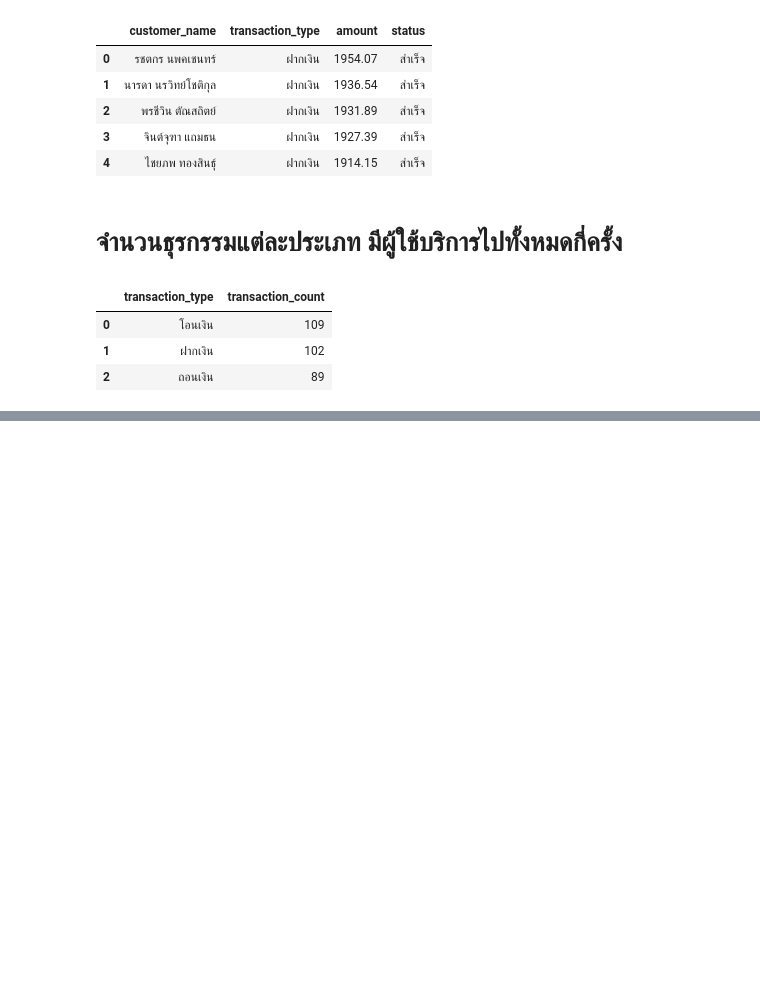
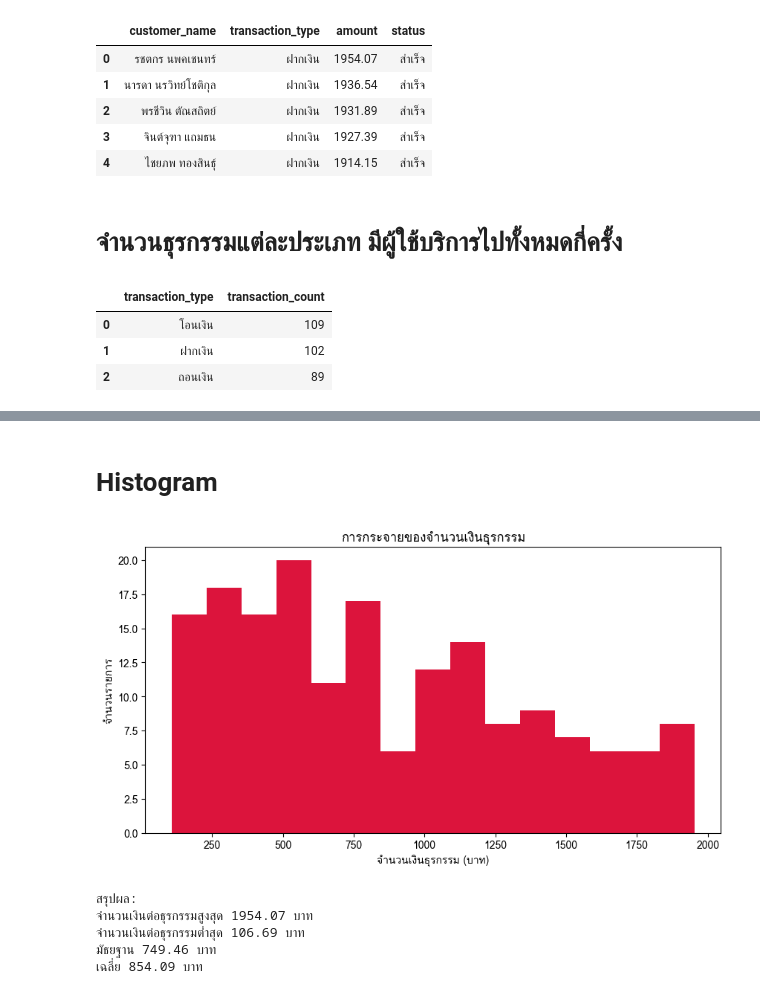
Before and after one commit to natchanant-arch/Project_Savings_Cooperative, a Jupyter notebook: FINAL_PRO.ipynb, the cells around one changed output, grey strips where cells are left out. Cells and saved outputs as stored; diff of their text form; code cells hidden in the pictures; blank space fills up the shorter version.

```diff
--- a/FINAL_PRO.ipynb
+++ b/FINAL_PRO.ipynb
@@ -989,0 +1108,33 @@ df.head()
+# %% [markdown]
+# **Histogram**
+# %%
+# สร้างกราฟ
+plt.figure(figsize=(10, 5))
+plt.hist(df_clean['amount'], bins=15, color = "crimson")
+
+# ตั้งชื่อกราฟและแกน
+plt.title('การกระจายของจำนวนเงินธุรกรรม')
+plt.xlabel('จำนวนเงินธุรกรรม (บาท)')
+plt.ylabel('จำนวนรายการ')
+
+plt.show()
+
+# สรุปผลเชื่อมโยงกับข้อมูลจริง (Histogram)
+amt_max = df_clean['amount'].max()
+amt_min = df_clean['amount'].min()
+amt_median = df_clean['amount'].median()
+amt_mean = df_clean['amount'].mean()
+
+print()
+print("สรุปผล:")
+print("จำนวนเงินต่อธุรกรรมสูงสุด", round(amt_max, 2), "บาท")
+print("จำนวนเงินต่อธุรกรรมต่ำสุด", round(amt_min, 2), "บาท")
+print("มัธยฐาน", round(amt_median, 2), "บาท")
+print("เฉลี่ย", round(amt_mean, 2), "บาท")
+# %% [output]
+[figure, added]
+สรุปผล:
+จำนวนเงินต่อธุรกรรมสูงสุด 1954.07 บาท
+จำนวนเงินต่อธุรกรรมต่ำสุด 106.69 บาท
+มัธยฐาน 749.46 บาท
+เฉลี่ย 854.09 บาท
```
Also changed, not shown: parts of 20 cells of this notebook.
